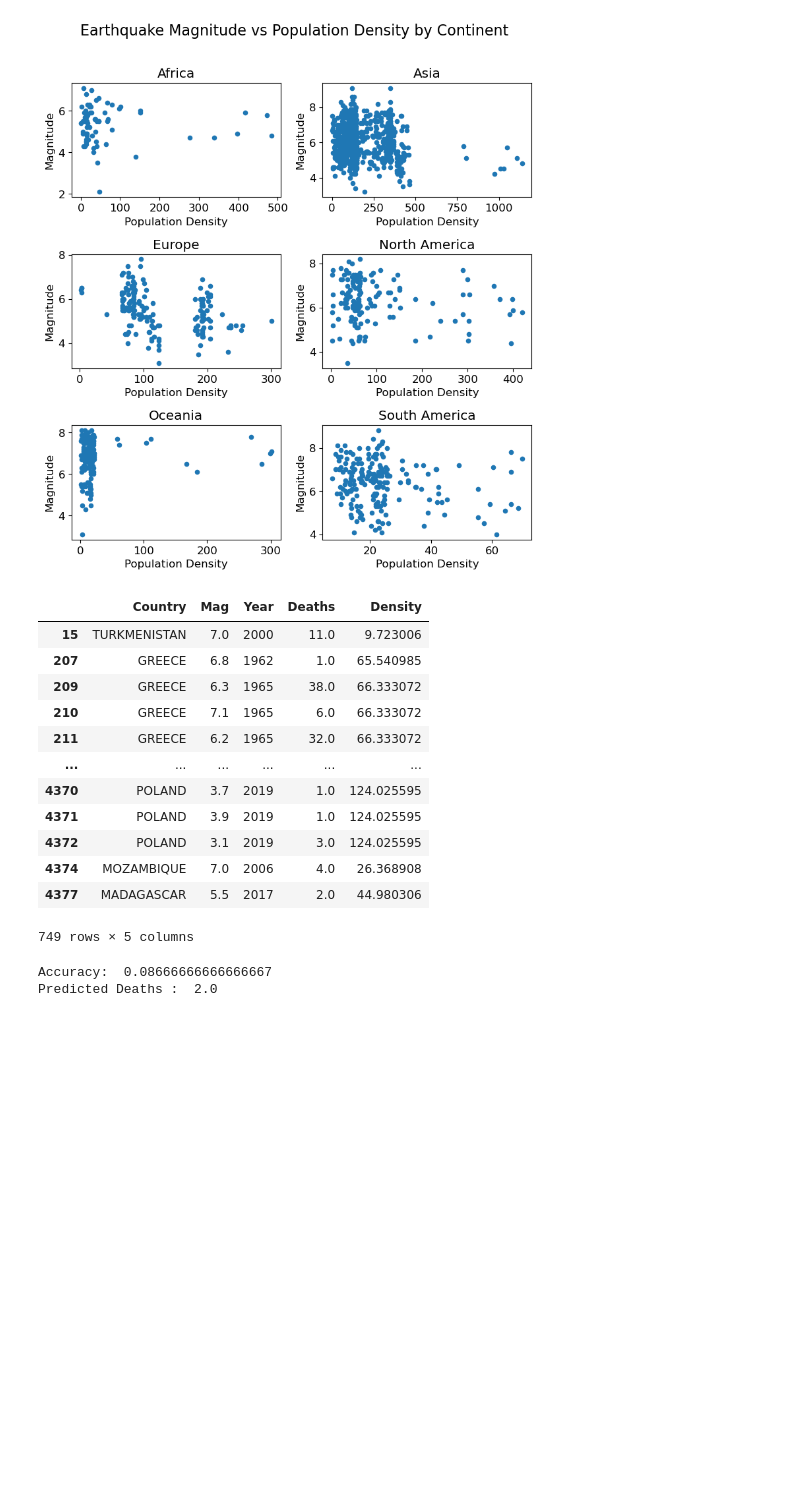
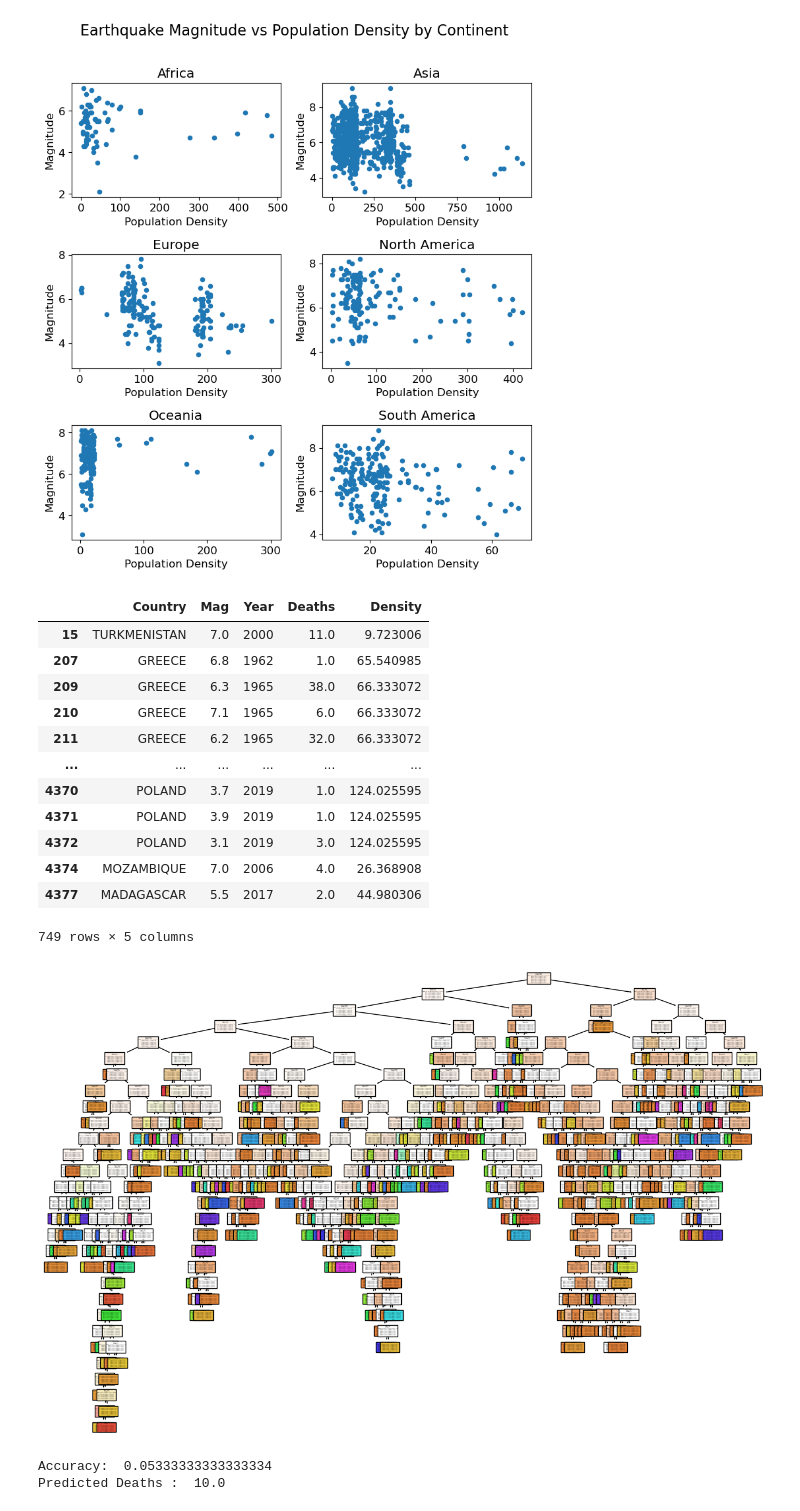
Before and after one commit to Matthijs-Vossen/Earthquake-Analysis, a Jupyter notebook: simon's-eda/eda.ipynb, the cells around one changed output. Cells and saved outputs as stored; diff of their text form; code cells hidden in the pictures; blank space fills up the shorter version.

Commit message:
plot of decision tree

```diff
--- a/simon's-eda/eda.ipynb
+++ b/simon's-eda/eda.ipynb
@@ -345,6 +345,7 @@ Text(0.5, 0.98, 'Earthquake Magnitude vs Population Density by Continent')
 from sklearn.tree import DecisionTreeClassifier
 from sklearn.metrics import accuracy_score
 from sklearn.metrics import confusion_matrix
+from sklearn import tree
 
 
 def classifiy_earthquakes(feature_to_predict):
@@ -387,7 +388,13 @@ def classifiy_earthquakes(feature_to_predict):
 
     X_train, X_test, y_train, y_test = train_test_split(X, y, test_size=0.2)
     clf = DecisionTreeClassifier()
-    clf.fit(X_train, y_train)
+
+    #plot the decision tree
+    clf = clf.fit(X_train, y_train)
+    plt.figure(figsize=(15, 10))
+    tree.plot_tree(clf, filled=True)
+    plt.show()
+
     y_pred = clf.predict(X_test)
 
     def selected_country(country):
@@ -398,35 +405,36 @@ def classifiy_earthquakes(feature_to_predict):
         cl[country] = 1
         return cl
 
     # print accuracy
     print("Accuracy: ", accuracy_score(y_test, y_pred))
     # print(clf.predict(X_test))
 
     # test the model and include Mag, Year, Density and features
     test = pd.DataFrame({'Mag': [6.5], 'Year': [2023], 'Density': [100]})
     test = pd.concat([test, selected_country('CHINA')], axis=1)
     print("Predicted", feature_to_predict,": ", clf.predict(test)[0])
 
 classifiy_earthquakes(feature_to_predict='Deaths')
 
 # # make confusion_matrix dataframe and print it
 # print(confusion_matrix(y_test, y_pred))
 # %% [output]
 |  | Country | Mag | Year | Deaths | Density |
 | 15 | TURKMENISTAN | 7.0 | 2000 | 11.0 | 9.723006 |
 | 207 | GREECE | 6.8 | 1962 | 1.0 | 65.540985 |
 | 209 | GREECE | 6.3 | 1965 | 38.0 | 66.333072 |
 | 210 | GREECE | 7.1 | 1965 | 6.0 | 66.333072 |
 | 211 | GREECE | 6.2 | 1965 | 32.0 | 66.333072 |
 | ... | ... | ... | ... | ... | ... |
 | 4370 | POLAND | 3.7 | 2019 | 1.0 | 124.025595 |
 | 4371 | POLAND | 3.9 | 2019 | 1.0 | 124.025595 |
 | 4372 | POLAND | 3.1 | 2019 | 3.0 | 124.025595 |
 | 4374 | MOZAMBIQUE | 7.0 | 2006 | 4.0 | 26.368908 |
 | 4377 | MADAGASCAR | 5.5 | 2017 | 2.0 | 44.980306 |
 749 rows × 5 columns
+[figure, added]
-Accuracy:  0.08666666666666667
-Predicted Deaths :  2.0
+Accuracy:  0.05333333333333334
+Predicted Deaths :  10.0
 # %%
 from sklearn.model_selection import learning_curve
 # Use the learning_curve function to generate training and validation scores
```
Also changed, not shown: parts of 2 cells of this notebook.
